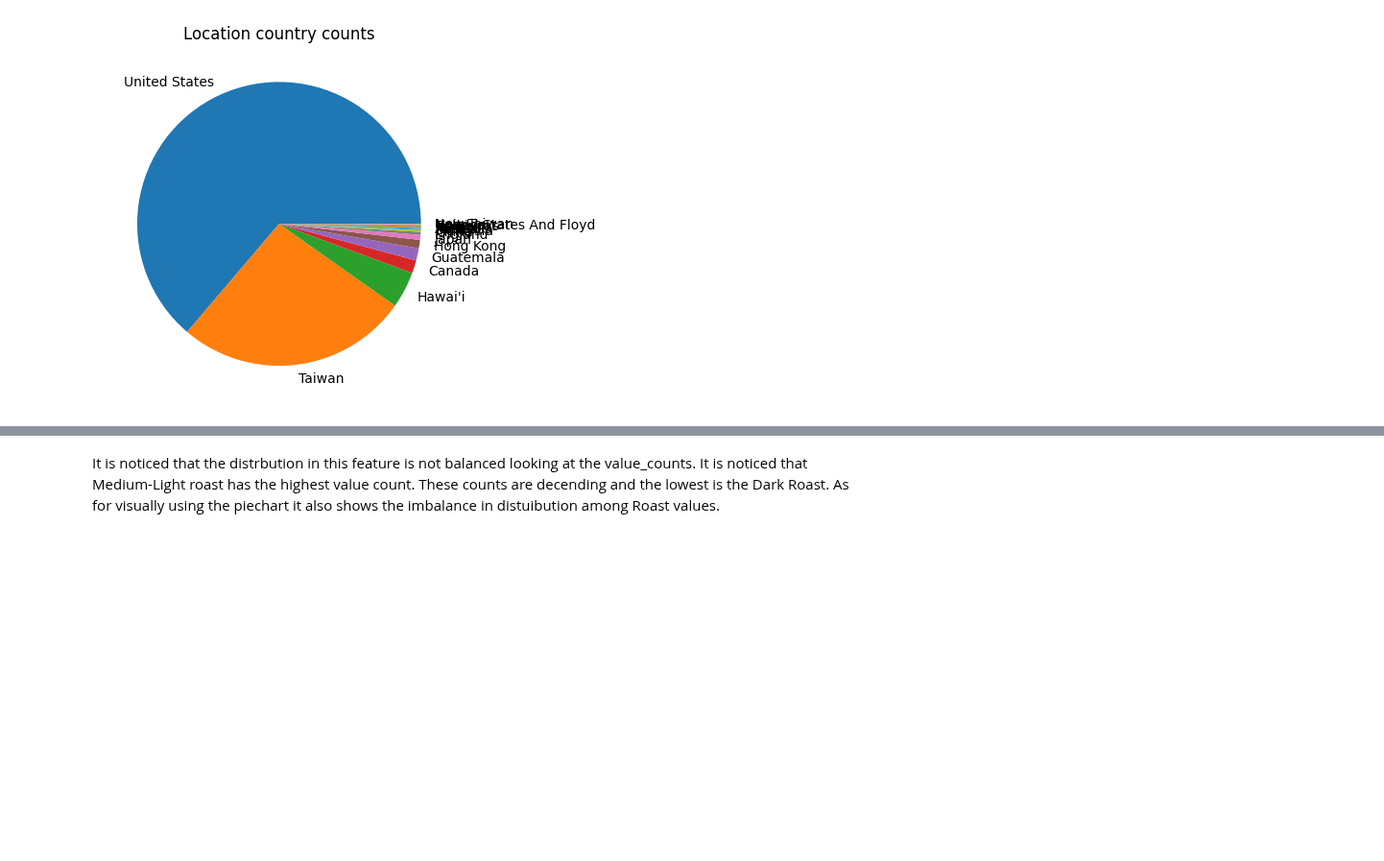
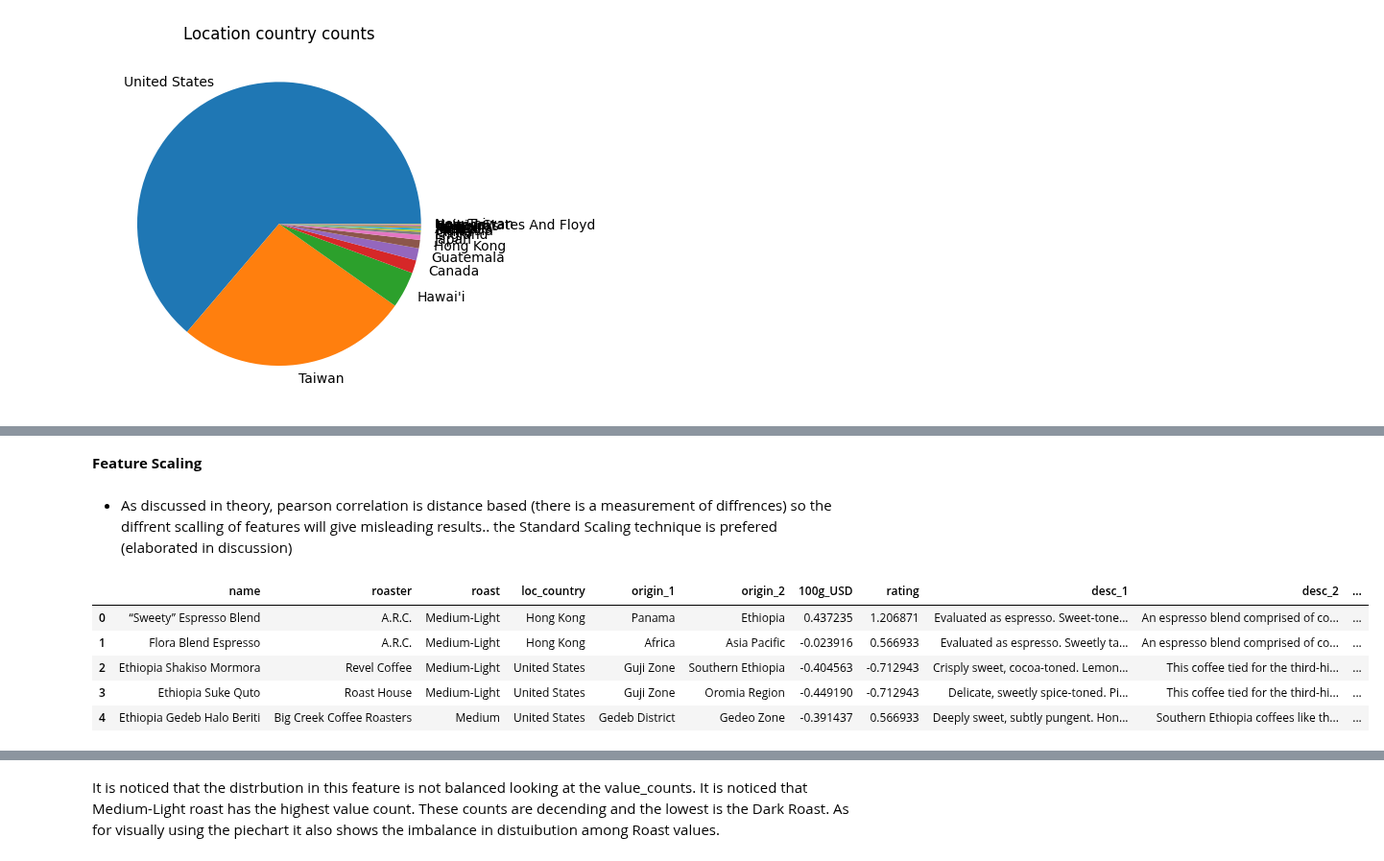
Before and after one commit to sondosaabed/SP.TOP-Data-Science-and-Analytics, a Jupyter notebook: Assignments/A4/1190652_A4.ipynb, the cells around one changed output, grey strips where cells are left out. Shown at 96% size. Saved outputs shown, nothing was run; the diff lists cells and outputs as text; code cells hidden in the pictures; blank space fills up the shorter version.

```diff
--- a/Assignments/A4/1190652_A4.ipynb
+++ b/Assignments/A4/1190652_A4.ipynb
@@ -416,0 +425,15 @@ Text(0.5, 1.0, 'Location country counts')
+# %% [markdown]
+<b>Feature Scaling</b>
+# %% [markdown]
+- As discussed in theory, pearson correlation is distance based (there is a measurement of diffrences) so the diffrent scalling of features will give misleading results.. the Standard Scaling technique is prefered (elaborated in discussion)
+# %%
+scaler = StandardScaler()
+df[['rating', '100g_USD']] = scaler.fit_transform(df[['rating', '100g_USD']])
+df.head()
+# %% [output]
+|  | name | roaster | roast | loc_country | origin_1 | origin_2 | 100g_USD | rating | desc_1 | desc_2 | ... |
+| 0 | “Sweety” Espresso Blend | A.R.C. | Medium-Light | Hong Kong | Panama | Ethiopia | 0.437235 | 1.206871 | Evaluated as espresso. Sweet-tone... | An espresso blend comprised of co... | ... |
+| 1 | Flora Blend Espresso | A.R.C. | Medium-Light | Hong Kong | Africa | Asia Pacific | -0.023916 | 0.566933 | Evaluated as espresso. Sweetly ta... | An espresso blend comprised of co... | ... |
+| 2 | Ethiopia Shakiso Mormora | Revel Coffee | Medium-Light | United States | Guji Zone | Southern Ethiopia | -0.404563 | -0.712943 | Crisply sweet, cocoa-toned. Lemon... | This coffee tied for the third-hi... | ... |
+| 3 | Ethiopia Suke Quto | Roast House | Medium-Light | United States | Guji Zone | Oromia Region | -0.449190 | -0.712943 | Delicate, sweetly spice-toned. Pi... | This coffee tied for the third-hi... | ... |
+| 4 | Ethiopia Gedeb Halo Beriti | Big Creek Coffee Roasters | Medium | United States | Gedeb District | Gedeo Zone | -0.391437 | 0.566933 | Deeply sweet, subtly pungent. Hon... | Southern Ethiopia coffees like th... | ... |
```
Also changed, not shown: parts of 61 cells of this notebook.
